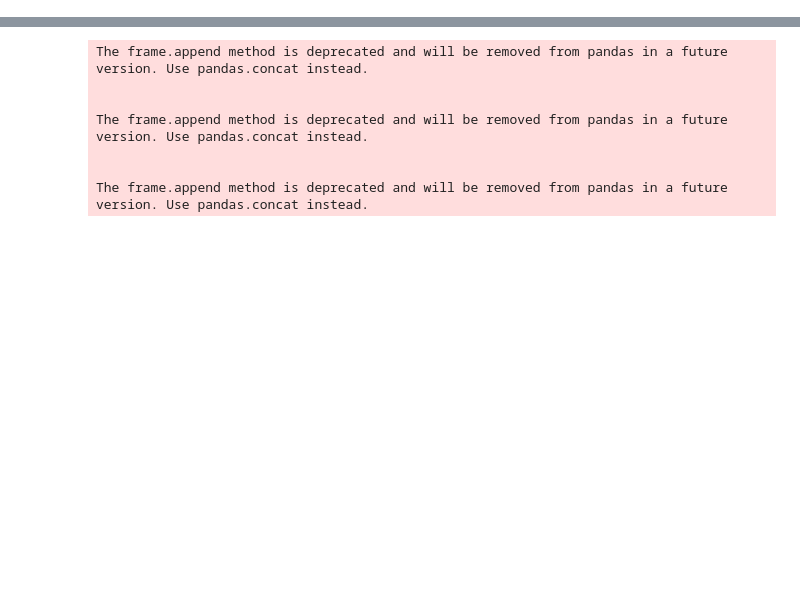
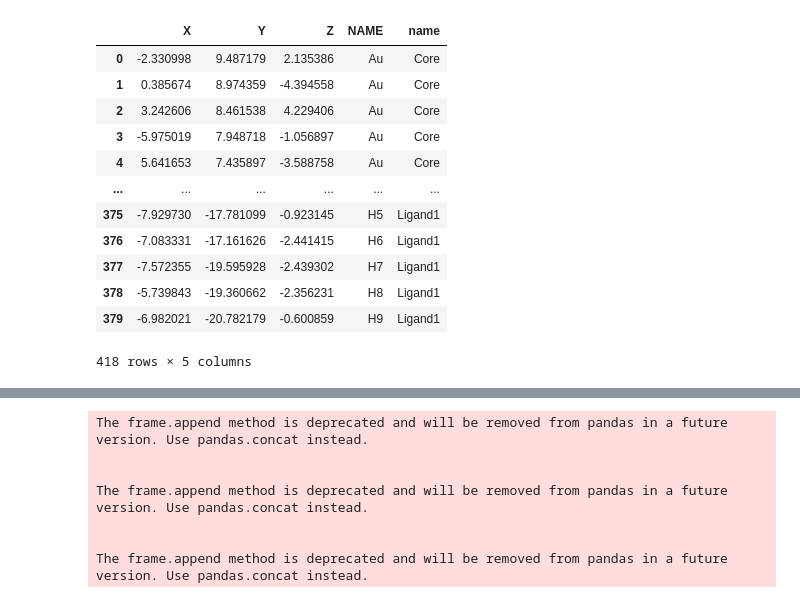
Before and after one commit to MDSYN2019/MDNPPackage, a Jupyter notebook: notebooks/Martini_NP_construction_notebook.ipynb, the cells around one changed output, grey strips where cells are left out. Saved outputs shown, nothing was run; the diff lists cells and outputs as text; code cells hidden in the pictures; blank space fills up the shorter version.

```diff
--- a/notebooks/Martini_NP_construction_notebook.ipynb
+++ b/notebooks/Martini_NP_construction_notebook.ipynb
@@ -957,4 +1029,20 @@ The frame.append method is deprecated and will be removed from pandas in a futur
 [interactive output not drawn]
+# %%
+StripedPandasNPDataframe
+# %% [output]
+|  | X | Y | Z | NAME | name |
+| 0 | -2.330998 | 9.487179 | 2.135386 | Au | Core |
+| 1 | 0.385674 | 8.974359 | -4.394558 | Au | Core |
+| 2 | 3.242606 | 8.461538 | 4.229406 | Au | Core |
+| 3 | -5.975019 | 7.948718 | -1.056897 | Au | Core |
+| 4 | 5.641653 | 7.435897 | -3.588758 | Au | Core |
+| ... | ... | ... | ... | ... | ... |
+| 375 | -7.929730 | -17.781099 | -0.923145 | H5 | Ligand1 |
+| 376 | -7.083331 | -17.161626 | -2.441415 | H6 | Ligand1 |
+| 377 | -7.572355 | -19.595928 | -2.439302 | H7 | Ligand1 |
+| 378 | -5.739843 | -19.360662 | -2.356231 | H8 | Ligand1 |
+| 379 | -6.982021 | -20.782179 | -0.600859 | H9 | Ligand1 |
+418 rows × 5 columns
 # %%
 StripedPandasNPDataframe.to_pickle('stripedPickle')
 # %%
```
Also changed, not shown: parts of 8 cells of this notebook, 2 other files.
